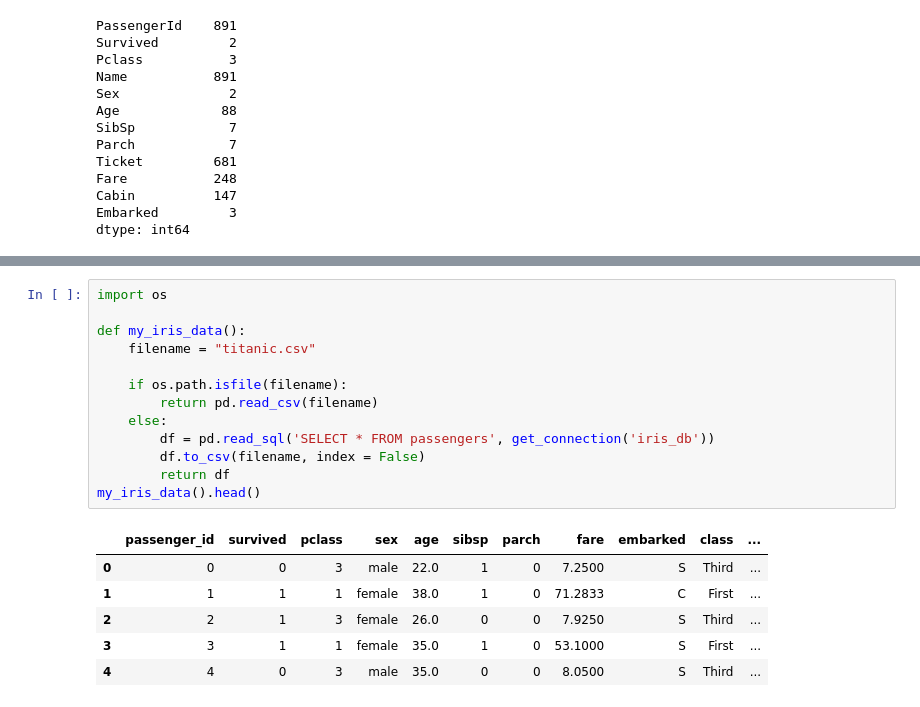
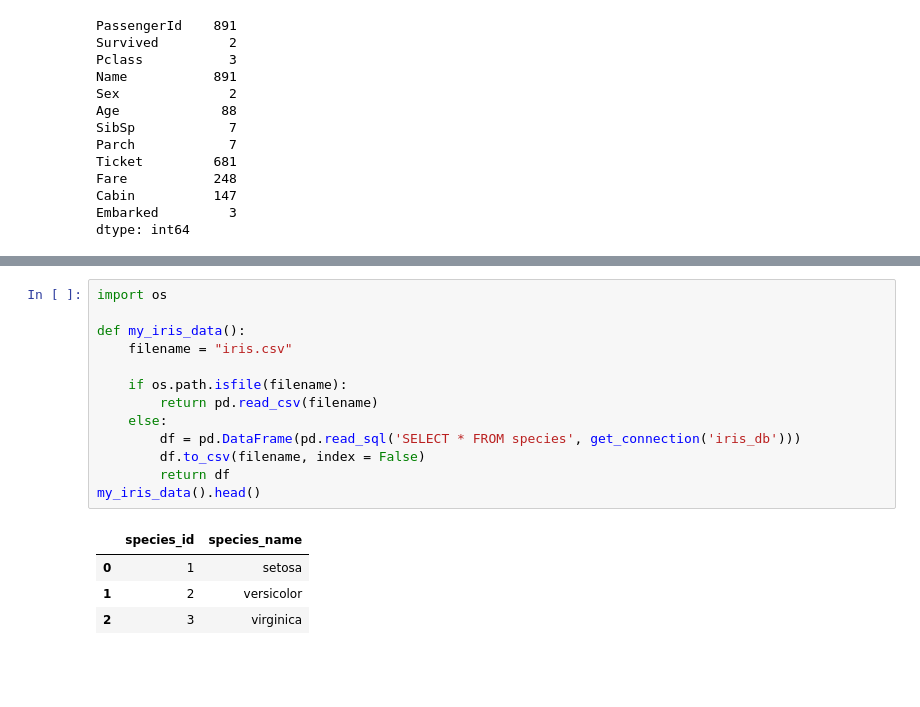
Before and after one commit to AAranda10/classification-exercises, a Jupyter notebook: classification_exercises.ipynb, the cells around one changed output, grey strips where cells are left out. Cells and saved outputs as stored; diff of their text form; blank space fills up the shorter version.

```diff
--- a/classification_exercises.ipynb
+++ b/classification_exercises.ipynb
@@ -276,20 +258,18 @@ my_titanic_data().head()
 # %%
 import os
 
 def my_iris_data():
-    filename = "titanic.csv"
+    filename = "iris.csv"
 
     if os.path.isfile(filename):
         return pd.read_csv(filename)
     else:
-        df = pd.read_sql('SELECT * FROM passengers', get_connection('iris_db'))
+        df = pd.DataFrame(pd.read_sql('SELECT * FROM species', get_connection('iris_db')))
         df.to_csv(filename, index = False)
         return df
 my_iris_data().head()
 # %% [output]
-|  | passenger_id | survived | pclass | sex | age | sibsp | parch | fare | embarked | class | ... |
-| 0 | 0 | 0 | 3 | male | 22.0 | 1 | 0 | 7.2500 | S | Third | ... |
-| 1 | 1 | 1 | 1 | female | 38.0 | 1 | 0 | 71.2833 | C | First | ... |
-| 2 | 2 | 1 | 3 | female | 26.0 | 0 | 0 | 7.9250 | S | Third | ... |
-| 3 | 3 | 1 | 1 | female | 35.0 | 1 | 0 | 53.1000 | S | First | ... |
-| 4 | 4 | 0 | 3 | male | 35.0 | 0 | 0 | 8.0500 | S | Third | ... |
+|  | species_id | species_name |
+| 0 | 1 | setosa |
+| 1 | 2 | versicolor |
+| 2 | 3 | virginica |
```
Also changed, not shown: parts of 3 cells of this notebook.
